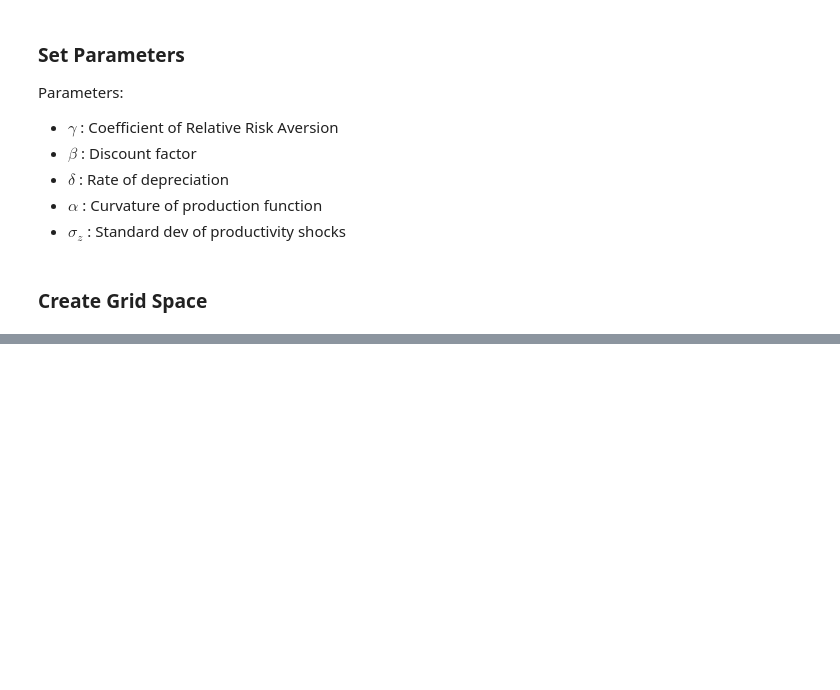
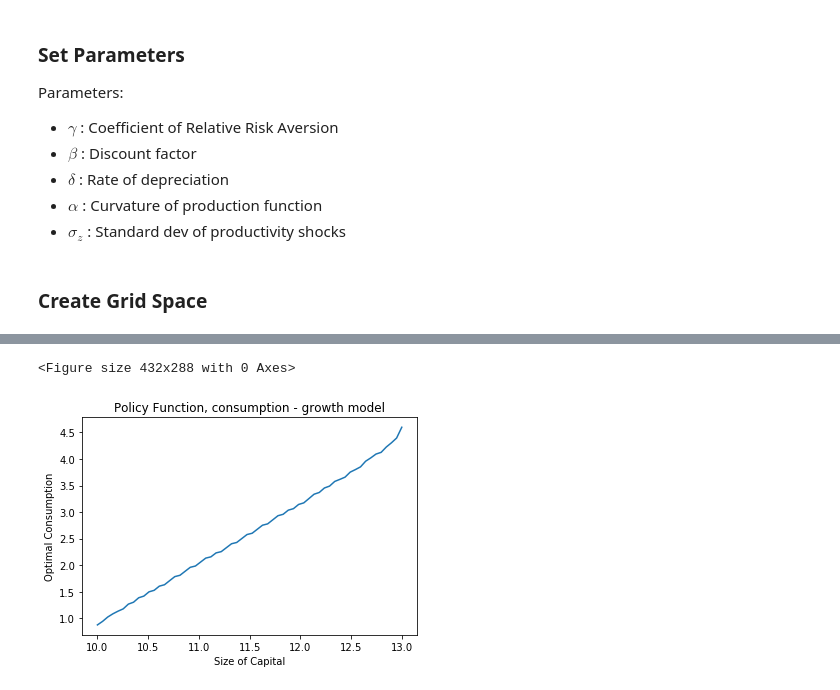
Before and after one commit to TimMunday/BootCamp2018, a Jupyter notebook: ProbSets/Econ/Week1/DP.ipynb, the cells around one changed output, grey strips where cells are left out. Saved outputs shown, nothing was run; the diff lists cells and outputs as text; code cells hidden in the pictures; blank space fills up the shorter version.

```diff
--- a/ProbSets/Econ/Week1/DP.ipynb
+++ b/ProbSets/Econ/Week1/DP.ipynb
@@ -141,0 +228,21 @@ U[C<0] = -9999999
+# %%
+#Plot optimal consumption rule as a function of capital
+optK = k_grid[PF]
+optC = z_grid * k_grid ** (alpha) + (1 - delta) * k_grid - optK
+plt.figure()
+fig, ax = plt.subplots()
+ax.plot(k_grid[:], optC[:][18], label='Consumption')
+# Now add the legend with some customizations.
+#legend = ax.legend(loc='upper left', shadow=False)
+# Set the fontsize
+for label in legend.get_texts():
+    label.set_fontsize('large')
+for label in legend.get_lines():
+    label.set_linewidth(1.5)  # the legend line width
+plt.xlabel('Size of Capital')
+plt.ylabel('Optimal Consumption')
+plt.title('Policy Function, consumption - growth model')
+plt.show()
+# %% [output]
+<Figure size 432x288 with 0 Axes>
+[figure, added]
```
Also changed, not shown: parts of 10 cells of this notebook, 2 other files.
